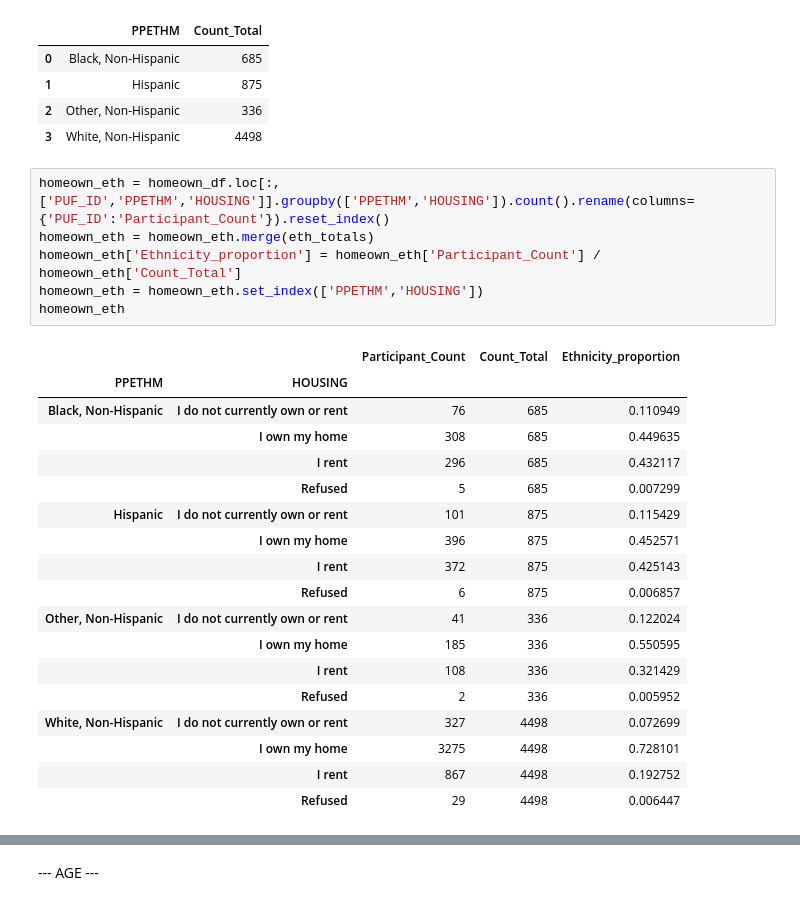
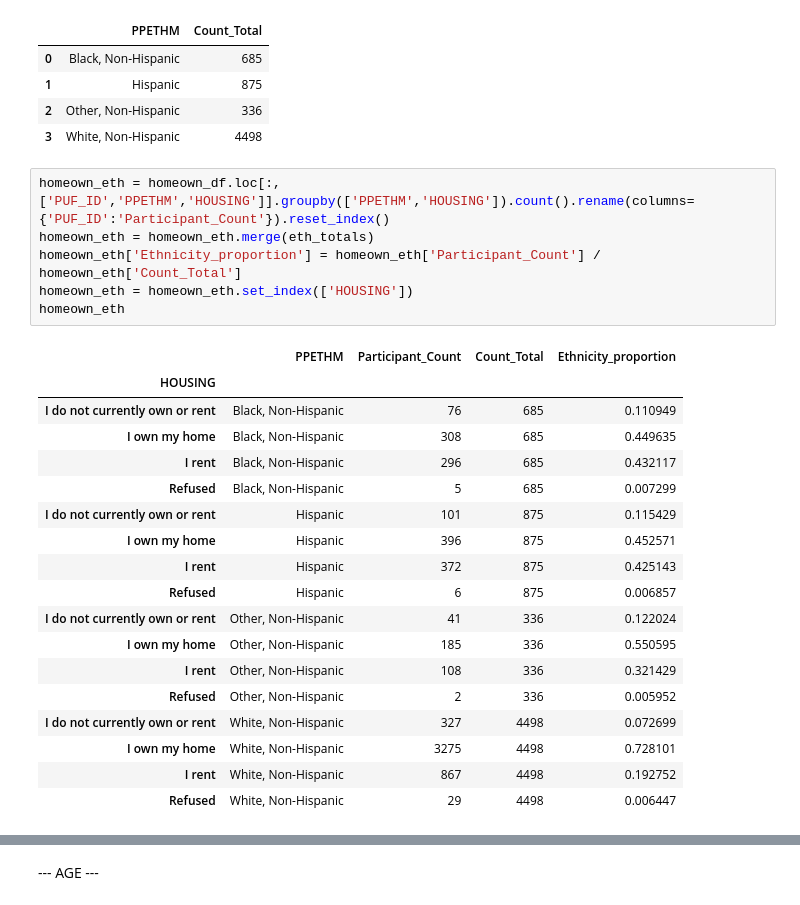
Before and after one commit to ds4a-team85/cohort2020-team-project, a Jupyter notebook: CFPB_EDA.ipynb, the cells around one changed output, grey strips where cells are left out. Saved outputs shown, nothing was run; the diff lists cells and outputs as text.

```diff
--- a/CFPB_EDA.ipynb
+++ b/CFPB_EDA.ipynb
@@ -313,25 +310,25 @@ eth_totals
 # %%
 homeown_eth = homeown_df.loc[:,['PUF_ID','PPETHM','HOUSING']].groupby(['PPETHM','HOUSING']).count().rename(columns={'PUF_ID':'Participant_Count'}).reset_index()
 homeown_eth = homeown_eth.merge(eth_totals)
 homeown_eth['Ethnicity_proportion'] = homeown_eth['Participant_Count'] / homeown_eth['Count_Total']
-homeown_eth = homeown_eth.set_index(['PPETHM','HOUSING'])
+homeown_eth = homeown_eth.set_index(['HOUSING'])
 homeown_eth
 # %% [output]
-|  |  | Participant_Count | Count_Total | Ethnicity_proportion |
-| PPETHM | HOUSING |  |  |  |
-| Black, Non-Hispanic | I do not currently own or rent | 76 | 685 | 0.110949 |
-|  | I own my home | 308 | 685 | 0.449635 |
-|  | I rent | 296 | 685 | 0.432117 |
-|  | Refused | 5 | 685 | 0.007299 |
-| Hispanic | I do not currently own or rent | 101 | 875 | 0.115429 |
-|  | I own my home | 396 | 875 | 0.452571 |
-|  | I rent | 372 | 875 | 0.425143 |
-|  | Refused | 6 | 875 | 0.006857 |
-| Other, Non-Hispanic | I do not currently own or rent | 41 | 336 | 0.122024 |
-|  | I own my home | 185 | 336 | 0.550595 |
-|  | I rent | 108 | 336 | 0.321429 |
-|  | Refused | 2 | 336 | 0.005952 |
-| White, Non-Hispanic | I do not currently own or rent | 327 | 4498 | 0.072699 |
-|  | I own my home | 3275 | 4498 | 0.728101 |
-|  | I rent | 867 | 4498 | 0.192752 |
-|  | Refused | 29 | 4498 | 0.006447 |
+|  | PPETHM | Participant_Count | Count_Total | Ethnicity_proportion |
+| HOUSING |  |  |  |  |
+| I do not currently own or rent | Black, Non-Hispanic | 76 | 685 | 0.110949 |
+| I own my home | Black, Non-Hispanic | 308 | 685 | 0.449635 |
+| I rent | Black, Non-Hispanic | 296 | 685 | 0.432117 |
+| Refused | Black, Non-Hispanic | 5 | 685 | 0.007299 |
+| I do not currently own or rent | Hispanic | 101 | 875 | 0.115429 |
+| I own my home | Hispanic | 396 | 875 | 0.452571 |
+| I rent | Hispanic | 372 | 875 | 0.425143 |
+| Refused | Hispanic | 6 | 875 | 0.006857 |
+| I do not currently own or rent | Other, Non-Hispanic | 41 | 336 | 0.122024 |
+| I own my home | Other, Non-Hispanic | 185 | 336 | 0.550595 |
+| I rent | Other, Non-Hispanic | 108 | 336 | 0.321429 |
+| Refused | Other, Non-Hispanic | 2 | 336 | 0.005952 |
+| I do not currently own or rent | White, Non-Hispanic | 327 | 4498 | 0.072699 |
+| I own my home | White, Non-Hispanic | 3275 | 4498 | 0.728101 |
+| I rent | White, Non-Hispanic | 867 | 4498 | 0.192752 |
+| Refused | White, Non-Hispanic | 29 | 4498 | 0.006447 |
```
Also changed, not shown: parts of 35 cells of this notebook.
